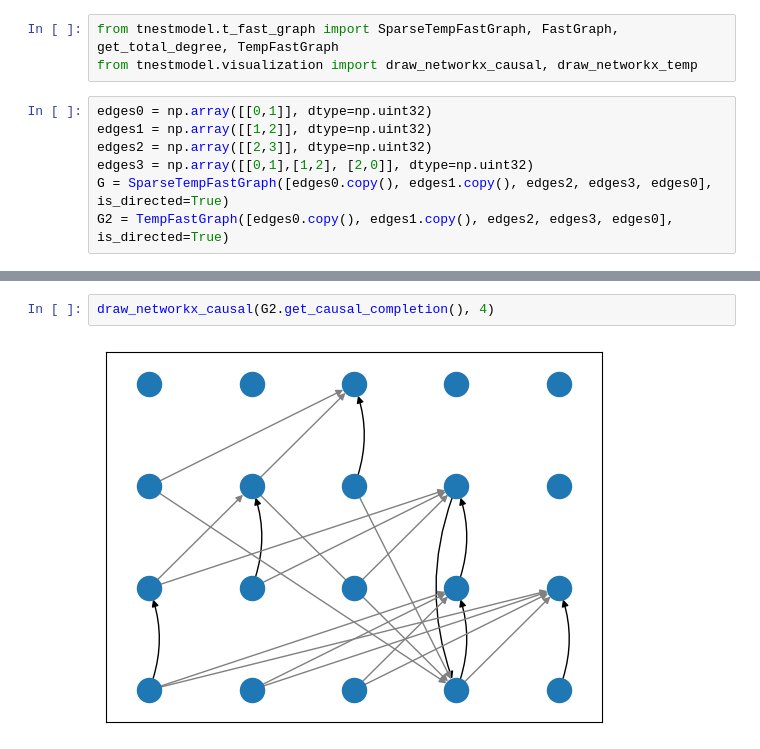
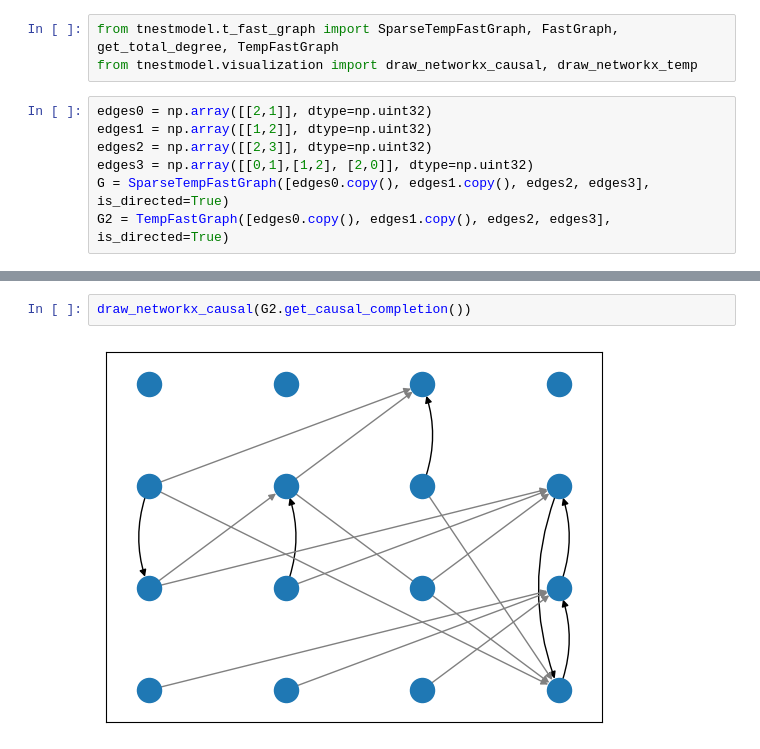
Before and after one commit to Feelx234/temp-nestmodel, a Jupyter notebook: VisualizationDemo.ipynb, the cells around one changed output, grey strips where cells are left out. Drawn from its saved outputs; the diff is of its cells as text.

Commit message:
improved visualization - now supports multi edges - now automatically deals with number of nodes per time

```diff
--- a/VisualizationDemo.ipynb
+++ b/VisualizationDemo.ipynb
@@ -5,9 +5,9 @@ from typing import Tuple
 from tnestmodel.t_fast_graph import SparseTempFastGraph, FastGraph, get_total_degree, TempFastGraph
 from tnestmodel.visualization import draw_networkx_causal, draw_networkx_temp
 # %%
-edges0 = np.array([[0,1]], dtype=np.uint32)
+edges0 = np.array([[2,1]], dtype=np.uint32)
 edges1 = np.array([[1,2]], dtype=np.uint32)
 edges2 = np.array([[2,3]], dtype=np.uint32)
 edges3 = np.array([[0,1],[1,2], [2,0]], dtype=np.uint32)
-G = SparseTempFastGraph([edges0.copy(), edges1.copy(), edges2, edges3, edges0], is_directed=True)
-G2 = TempFastGraph([edges0.copy(), edges1.copy(), edges2, edges3, edges0], is_directed=True)
+G = SparseTempFastGraph([edges0.copy(), edges1.copy(), edges2, edges3], is_directed=True)
+G2 = TempFastGraph([edges0.copy(), edges1.copy(), edges2, edges3], is_directed=True)
@@ -78,4 +26,4 @@ draw_networkx_temp(G2)
 # %%
-draw_networkx_causal(G2.get_causal_completion(), 4)
+draw_networkx_causal(G2.get_causal_completion())
 # %% [output]
-[figure, old version]
+[figure, new version]
```
Also changed, not shown: parts of 12 cells of this notebook, 2 other files.
